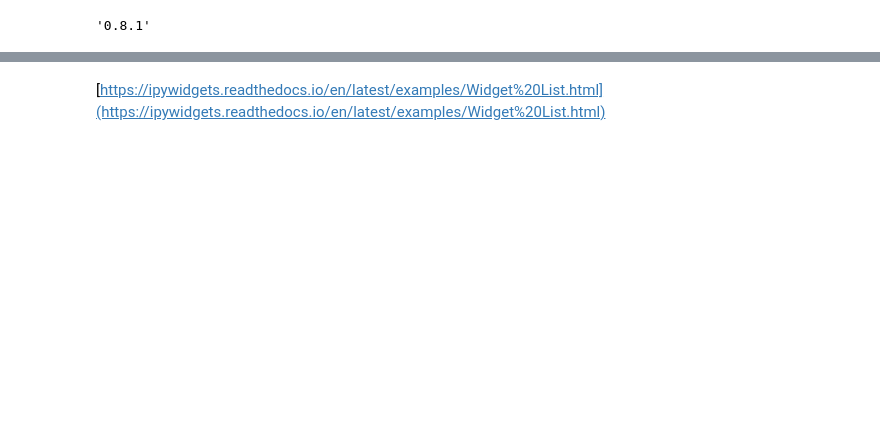
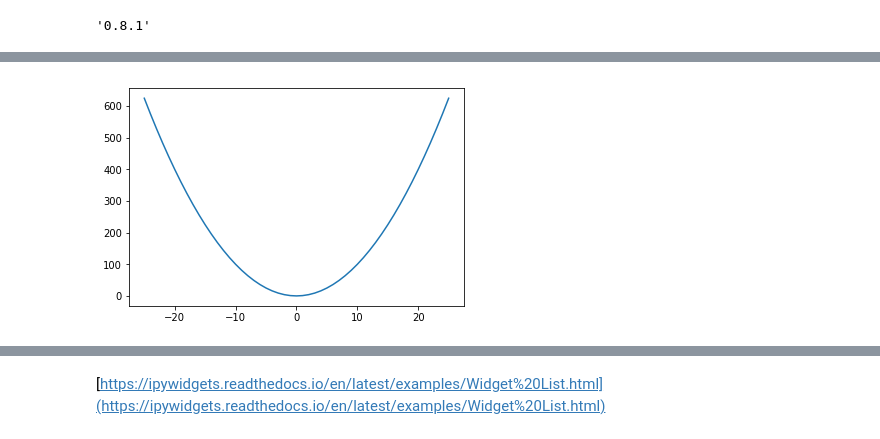
Before and after one commit to Brinkhuis/Cursus, a Jupyter notebook: notebooks/visualization.ipynb, the cells around one changed output, grey strips where cells are left out. Cells and saved outputs as stored; diff of their text form; code cells hidden in the pictures; blank space fills up the shorter version.

```diff
--- a/notebooks/visualization.ipynb
+++ b/notebooks/visualization.ipynb
@@ -22,0 +36,6 @@ sns.__version__
+# %%
+# line plot
+plt.plot(x, y)
+plt.show()
+# %% [output]
+[figure, added]
```
Also changed, not shown: parts of 56 cells of this notebook.
